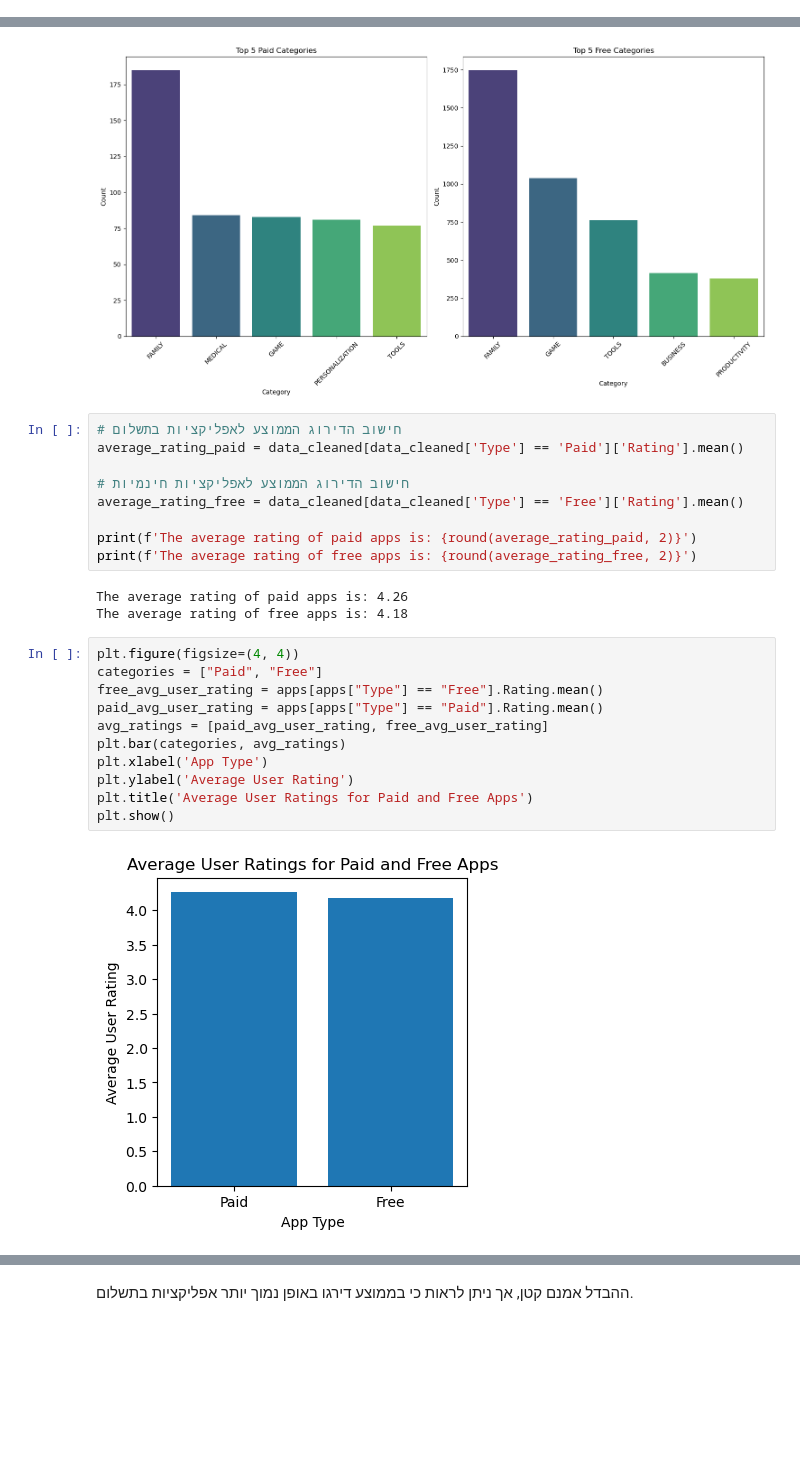
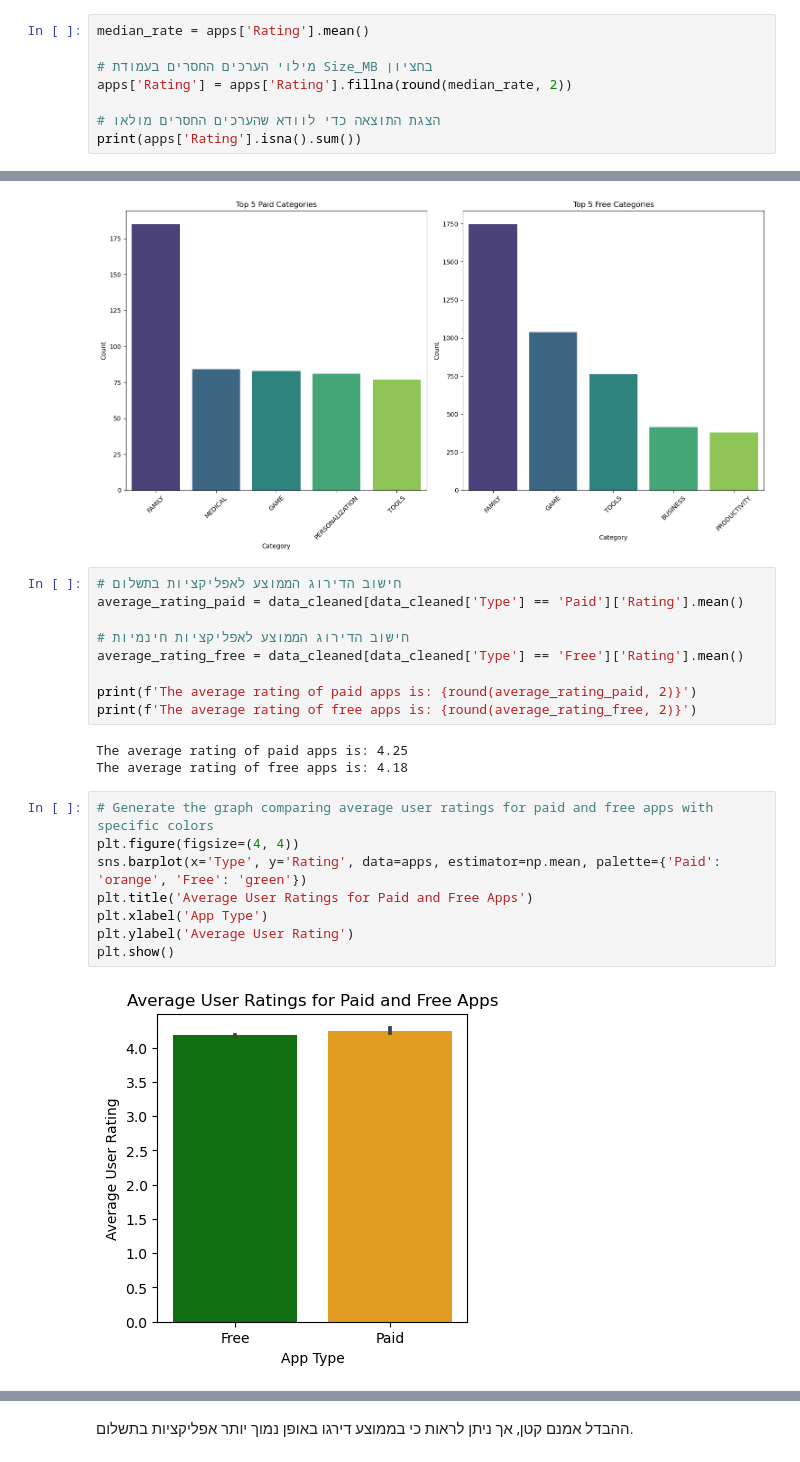
Before and after one commit to Yairvedaniel/project1, a Jupyter notebook: googleplaystoreproject_ogen.ipynb, the cells around one changed output, grey strips where cells are left out. Saved outputs shown, nothing was run; the diff lists cells and outputs as text; blank space fills up the shorter version.

```diff
--- a/googleplaystoreproject_ogen.ipynb
+++ b/googleplaystoreproject_ogen.ipynb
@@ -273,3 +284,11 @@ apps['Size_MB'] = apps['Size_MB'].fillna(median_size_mb)
 print(apps['Size_MB'].isna().sum())
 # %% [output]
 0
+# %%
+median_rate = apps['Rating'].mean()
+
+# מילוי הערכים החסרים בעמודת Size_MB בחציון
+apps['Rating'] = apps['Rating'].fillna(round(median_rate, 2))
+
+# הצגת התוצאה כדי לוודא שהערכים החסרים מולאו
+print(apps['Rating'].isna().sum())
@@ -415,18 +438,15 @@ average_rating_free = data_cleaned[data_cleaned['Type'] == 'Free']['Rating'].mea
 print(f'The average rating of paid apps is: {round(average_rating_paid, 2)}')
 print(f'The average rating of free apps is: {round(average_rating_free, 2)}')
 # %% [output]
-The average rating of paid apps is: 4.26
+The average rating of paid apps is: 4.25
 The average rating of free apps is: 4.18
 # %%
+# Generate the graph comparing average user ratings for paid and free apps with specific colors
 plt.figure(figsize=(4, 4))
-categories = ["Paid", "Free"]
-free_avg_user_rating = apps[apps["Type"] == "Free"].Rating.mean()
-paid_avg_user_rating = apps[apps["Type"] == "Paid"].Rating.mean()
-avg_ratings = [paid_avg_user_rating, free_avg_user_rating]
-plt.bar(categories, avg_ratings)
+sns.barplot(x='Type', y='Rating', data=apps, estimator=np.mean, palette={'Paid': 'orange', 'Free': 'green'})
+plt.title('Average User Ratings for Paid and Free Apps')
 plt.xlabel('App Type')
 plt.ylabel('Average User Rating')
-plt.title('Average User Ratings for Paid and Free Apps')
 plt.show()
 # %% [output]
-[figure, old version]
+[figure, new version]
```
Also changed, not shown: parts of 50 cells of this notebook.
